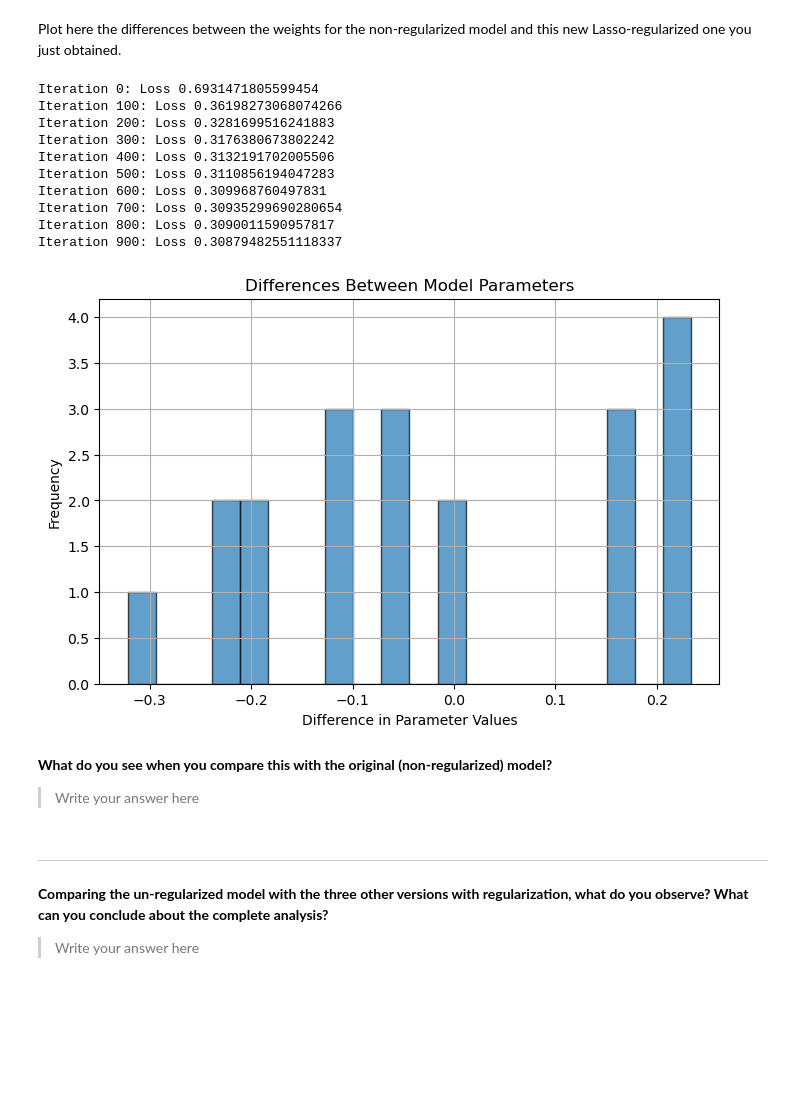
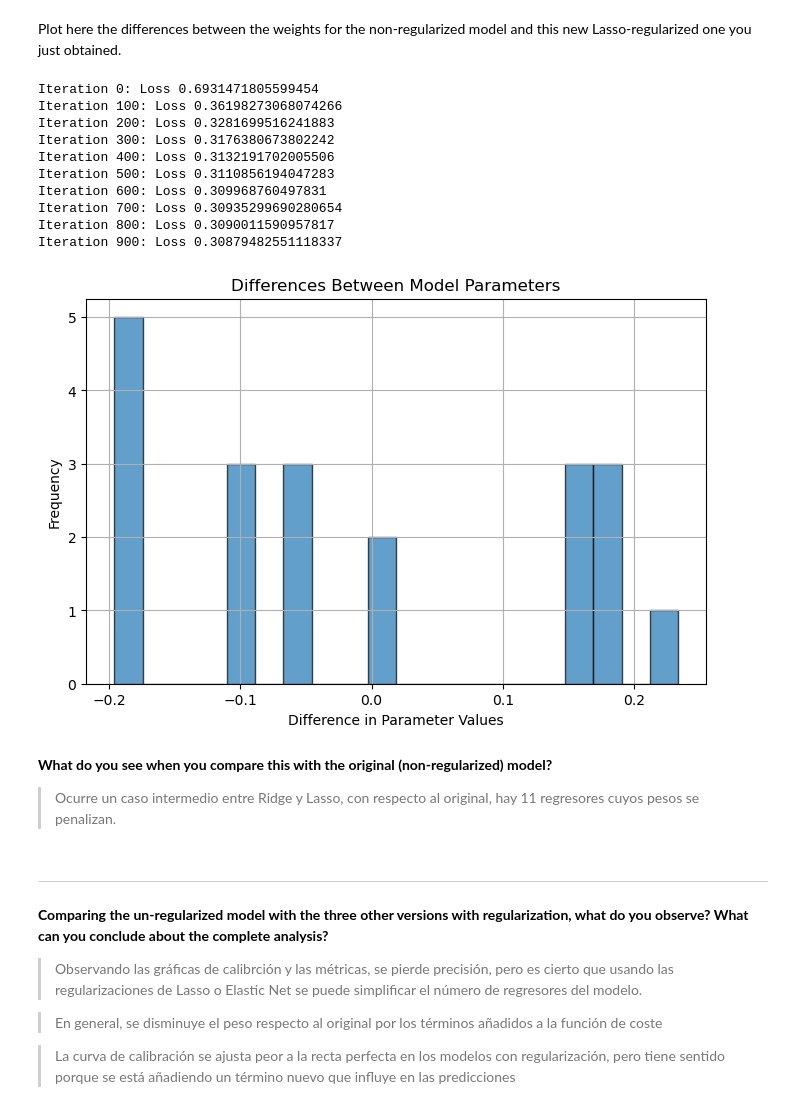
Before and after one commit to ICAI-IMAT-ML/p2-5-Elcazar, a Jupyter notebook: notebook/Lab2_5_LogisticRegression_and_regularization.ipynb, the cells around one changed output. Drawn from its saved outputs; the diff is of its cells as text; code cells hidden in the pictures; blank space fills up the shorter version.

```diff
--- a/notebook/Lab2_5_LogisticRegression_and_regularization.ipynb
+++ b/notebook/Lab2_5_LogisticRegression_and_regularization.ipynb
@@ -646,44 +646,48 @@ LogReg_optimum_C_ElasticNet = LogisticRegressor()
 LogReg_optimum_C_ElasticNet.fit(X_train, y_train,
                            learning_rate = learning_rate,
                            num_iterations = 1000,
-                           penalty = 'lasso',
+                           penalty = 'elasticnet',
                            C = optimum_C)
 reg_weights = LogReg_optimum_C_ElasticNet.weights
 
 LogReg = LogisticRegressor()
 LogReg.fit(X_train, y_train, learning_rate=0.01, num_iterations=1000, verbose=True)
 no_reg_weights = LogReg.weights
 
 differences = reg_weights - no_reg_weights
 
 plt.figure(figsize=(8, 5))
 plt.hist(differences, bins=20, edgecolor='black', alpha=0.7)
 plt.title("Differences Between Model Parameters")
 plt.xlabel("Difference in Parameter Values")
 plt.ylabel("Frequency")
 plt.grid(True)
 
 # Mostrar el histograma
 plt.show()
 # %% [output]
 Iteration 0: Loss 0.6931471805599454
 Iteration 100: Loss 0.36198273068074266
 Iteration 200: Loss 0.3281699516241883
 Iteration 300: Loss 0.3176380673802242
 Iteration 400: Loss 0.3132191702005506
 Iteration 500: Loss 0.3110856194047283
 Iteration 600: Loss 0.309968760497831
 Iteration 700: Loss 0.30935299690280654
 Iteration 800: Loss 0.3090011590957817
 Iteration 900: Loss 0.30879482551118337
-[figure, old version]
+[figure, new version]
 # %% [markdown]
 **What do you see when you compare this with the original (non-regularized) model?**
 
-> Write your answer here
+> Ocurre un caso intermedio entre Ridge y Lasso, con respecto al original, hay 11 regresores cuyos pesos se penalizan.
-# %% [markdown]
----
-
-**Comparing the un-regularized model with the three other versions with regularization, what do you observe? What can you conclude about the complete analysis?**
-
-> Write your answer here
+# %% [markdown]
+---
+
+**Comparing the un-regularized model with the three other versions with regularization, what do you observe? What can you conclude about the complete analysis?**
+
+> Observando las gráficas de calibrción y las métricas, se pierde precisión, pero es cierto que usando las regularizaciones de Lasso o Elastic Net se puede simplificar el número de regresores del modelo.
+
+> En general, se disminuye el peso respecto al original por los términos añadidos a la función de coste
+
+> La curva de calibración se ajusta peor a la recta perfecta en los modelos con regularización, pero tiene sentido porque se está añadiendo un término nuevo que influye en las predicciones
```
Also changed, not shown: parts of 4 cells of this notebook.
